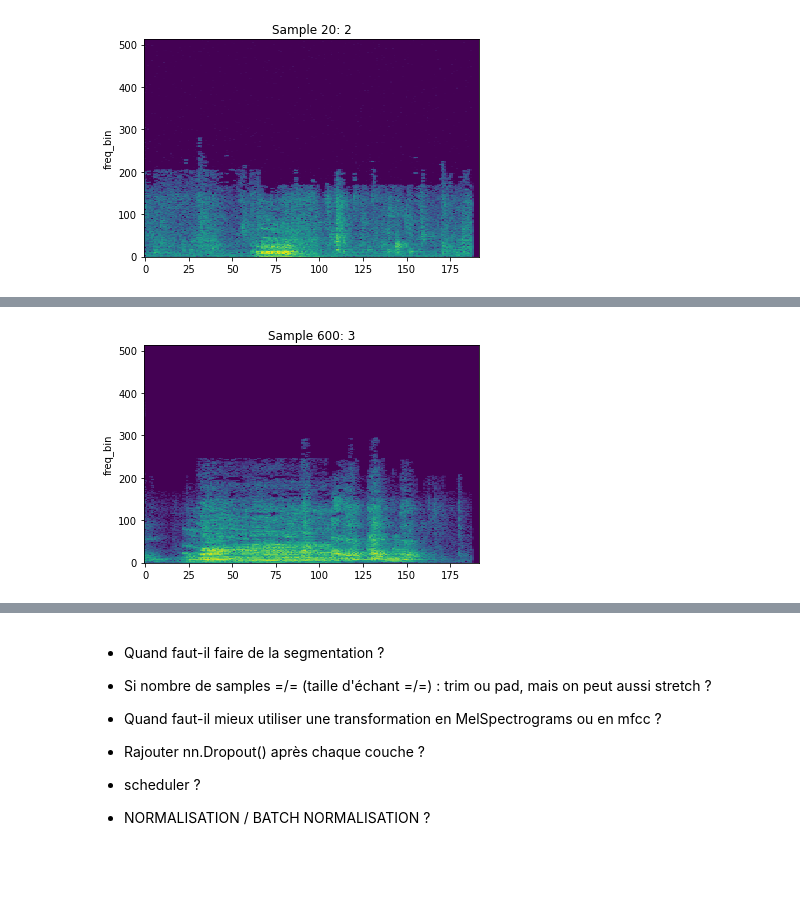
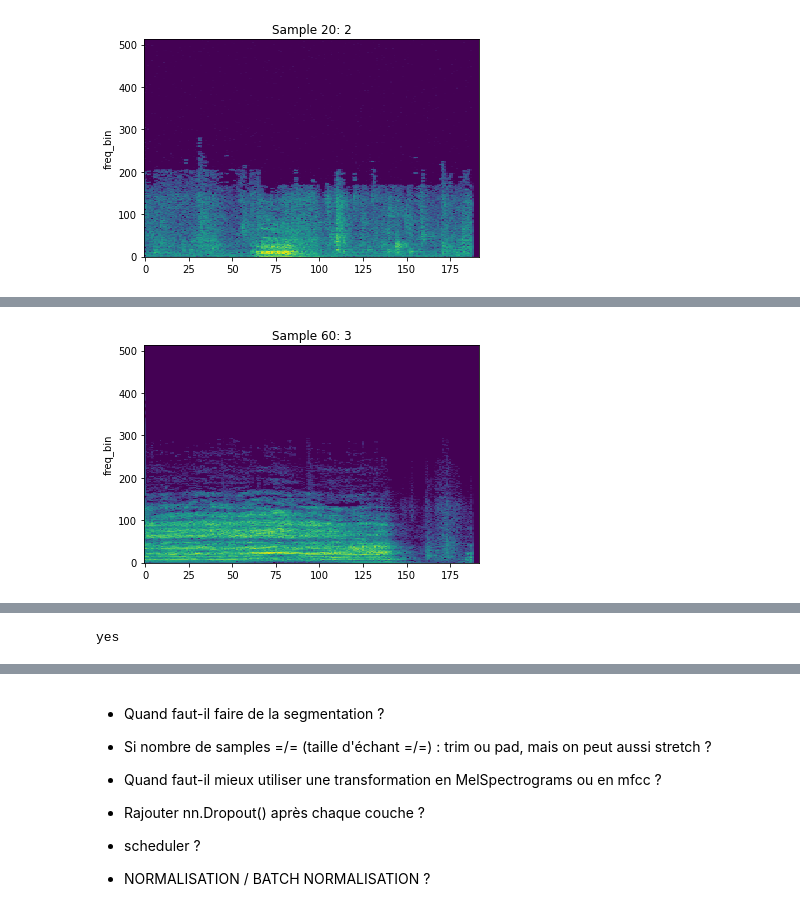
Before and after one commit to marie678/PigAudios, a Jupyter notebook: CNN_PigAudios_NewArch_CrossVal.ipynb, the cells around one changed output, grey strips where cells are left out. Drawn from its saved outputs; the diff is of its cells as text; code cells hidden in the pictures; blank space fills up the shorter version.

```diff
--- a/CNN_PigAudios_NewArch_CrossVal.ipynb
+++ b/CNN_PigAudios_NewArch_CrossVal.ipynb
@@ -347,13 +347,13 @@ IPython.display.Audio(waveform, rate=sample_rate)
 [figure]
 # %%
 # Same as before
-i = 600
+i = 60
 waveform, sample_rate, label, spectrogram = train_dataset[i]
 plot_spectrogram(spectrogram[0], title=f"Sample {i}: {label}") #'MFCC'
 IPython.display.Audio(waveform, rate=sample_rate)
 # %% [output]
 [interactive output not drawn]
-[figure, old version]
+[figure, new version]
 # %%
 # Same as before
 i = 600
@@ -372,6 +372,11 @@ IPython.display.Audio(waveform, rate=sample_rate)
 # %% [output]
 [interactive output not drawn]
 [figure]
+# %%
+if best_val_loss_overall == float('inf') :
+    print('yes')
+# %% [output]
+yes
 # %%
 batch_size = 32
 n_epochs = 200
```
Also changed, not shown: parts of 8 cells of this notebook.
